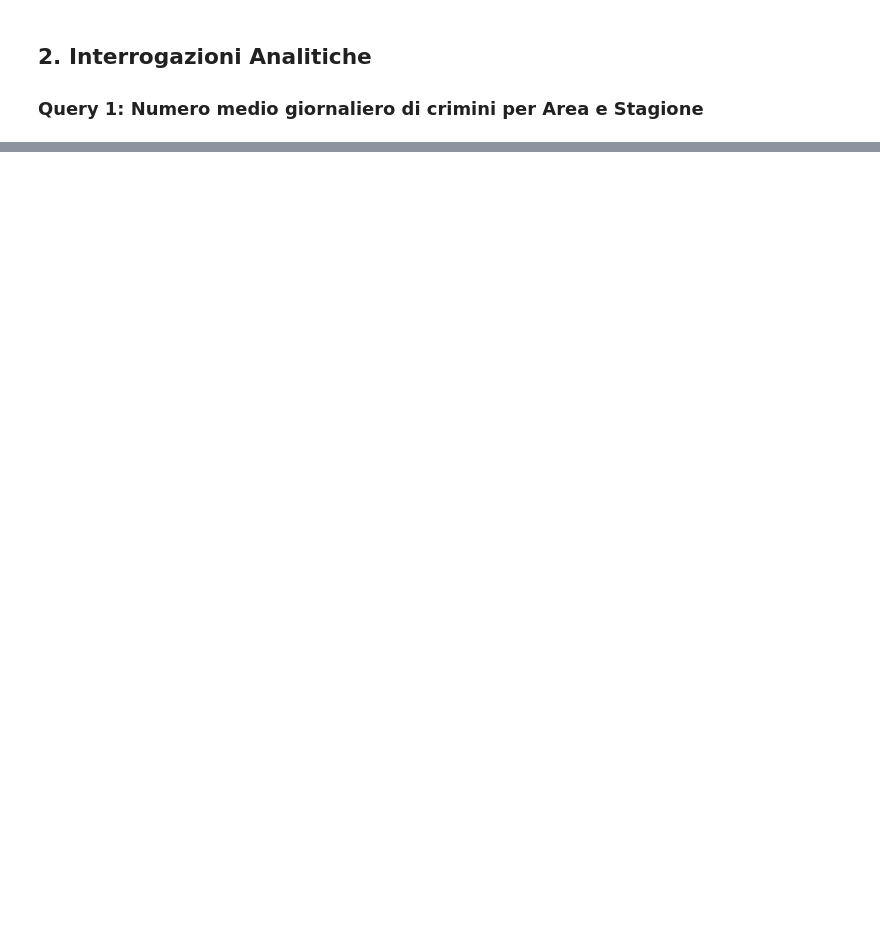
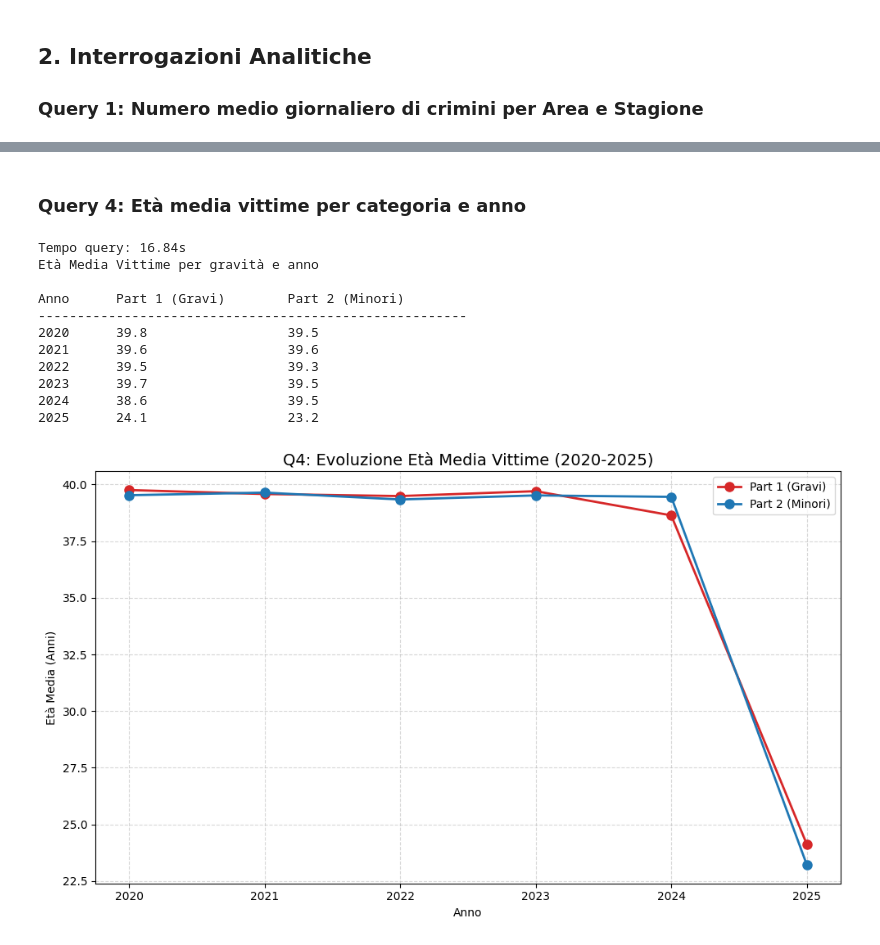
Before and after one commit to SickCiQuattro/SEBD_homework, a Jupyter notebook: InfluxDB/los_angeles_crime_data.ipynb, the cells around one changed output, grey strips where cells are left out. Saved outputs shown, nothing was run; the diff lists cells and outputs as text; code cells hidden in the pictures; blank space fills up the shorter version.

```diff
--- a/InfluxDB/los_angeles_crime_data.ipynb
+++ b/InfluxDB/los_angeles_crime_data.ipynb
@@ -1504,0 +670,71 @@ print("Notebook completato - Connessione chiusa")
+# %% [markdown]
+### Query 4: Età media vittime per categoria e anno
+# %%
+query = f'''
+from(bucket: "{bucket}")
+    |> range(start: 2020-01-01T00:00:00Z, stop: 2025-12-31T23:59:59Z)
+    |> filter(fn: (r) => r["_measurement"] == "crime_report")
+    |> filter(fn: (r) => r["_field"] == "vict_age")
+    |> group(columns: ["part"])
+
+    // gli anni vengono aggregati come 01-01-2020 01-01-2021 e etichettati come 2021, per evitare etichetta con anno iniziale corretto (2020)
+    // timeSrc: "_start" per etichettare gli anni
+    |> aggregateWindow(every: 1y, fn: mean, timeSrc: "_start")
+    |> group()
+    |> keep(columns: ["part", "_time", "_value"])
+'''
+
+start_time = time.time()
+df = query_api.query_data_frame(query)
+print(f"Tempo query: {time.time() - start_time:.2f}s")
+
+if isinstance(df, list):
+    df = pd.concat(df)
+
+# Preparazione Dati
+df['Anno'] = pd.to_datetime(df['_time']).dt.year
+df['Part_Label'] = df['part'].map({'1': 'Part 1 (Gravi)', '2': 'Part 2 (Minori)'})
+
+pivot = df.pivot_table(index='Anno', columns='Part_Label', values='_value', aggfunc='mean')
+
+print("Età Media Vittime per gravità e anno\n")
+
+# Header dinamico
+cols = pivot.columns.tolist()
+header = f"{'Anno':<10}" + "".join([f"{c:<22}" for c in cols])
+print(header)
+print("-" * 55)
+
+for year, row in pivot.iterrows():
+    row_str = f"{year:<10}" + "".join([f"{val:<22.1f}" if pd.notna(val) else f"{'N/A':<22}" for val in row])
+    print(row_str)
+
+# Grafico
+fig, ax = plt.subplots(figsize=(10, 6))
+colors = {'Part 1 (Gravi)': '#d62728', 'Part 2 (Minori)': '#1f77b4'}
+
+for col in pivot.columns:
+    color = colors.get(col, None)
+    ax.plot(pivot.index, pivot[col], marker='o', linewidth=2, markersize=8, label=col, color=color)
+
+ax.set_title('Q4: Evoluzione Età Media Vittime (2020-2025)', fontsize=14)
+ax.set_xlabel('Anno')
+ax.set_ylabel('Età Media (Anni)')
+ax.legend()
+ax.grid(True, linestyle='--', alpha=0.5)
+ax.set_xticks(pivot.index) # Forza anni interi asse X
+plt.tight_layout()
+plt.show()
+# %% [output]
+Tempo query: 16.84s
+Età Media Vittime per gravità e anno
+
+Anno      Part 1 (Gravi)        Part 2 (Minori)
+-------------------------------------------------------
+2020      39.8                  39.5
+2021      39.6                  39.6
+2022      39.5                  39.3
+2023      39.7                  39.5
+2024      38.6                  39.5
+2025      24.1                  23.2
+[figure, added]
```
Also changed, not shown: parts of 30 cells of this notebook.
